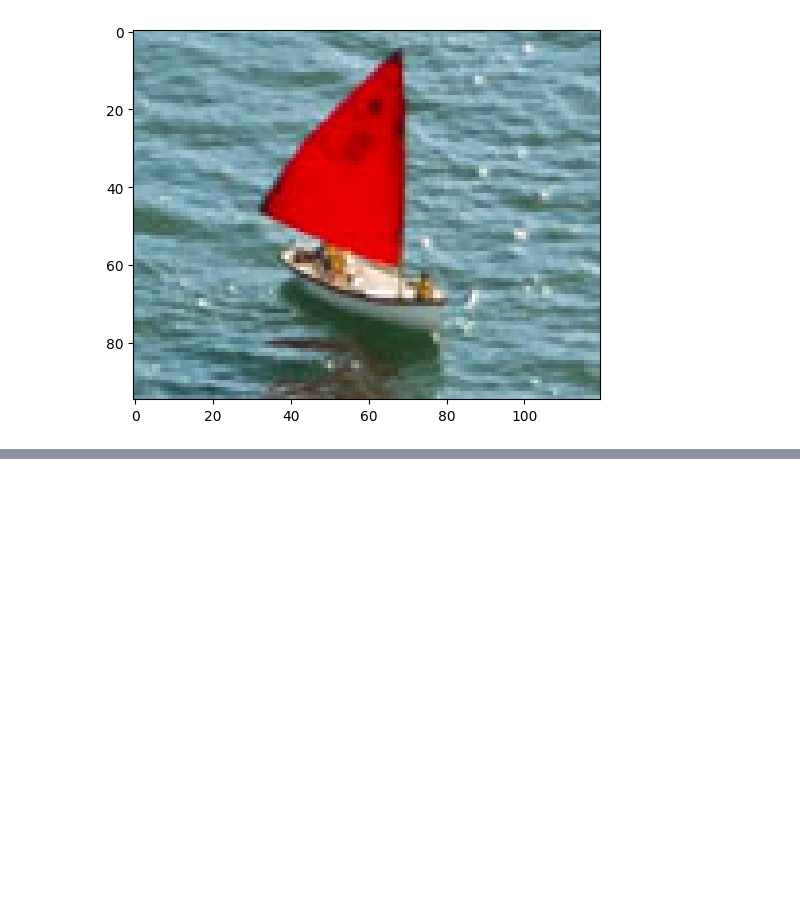
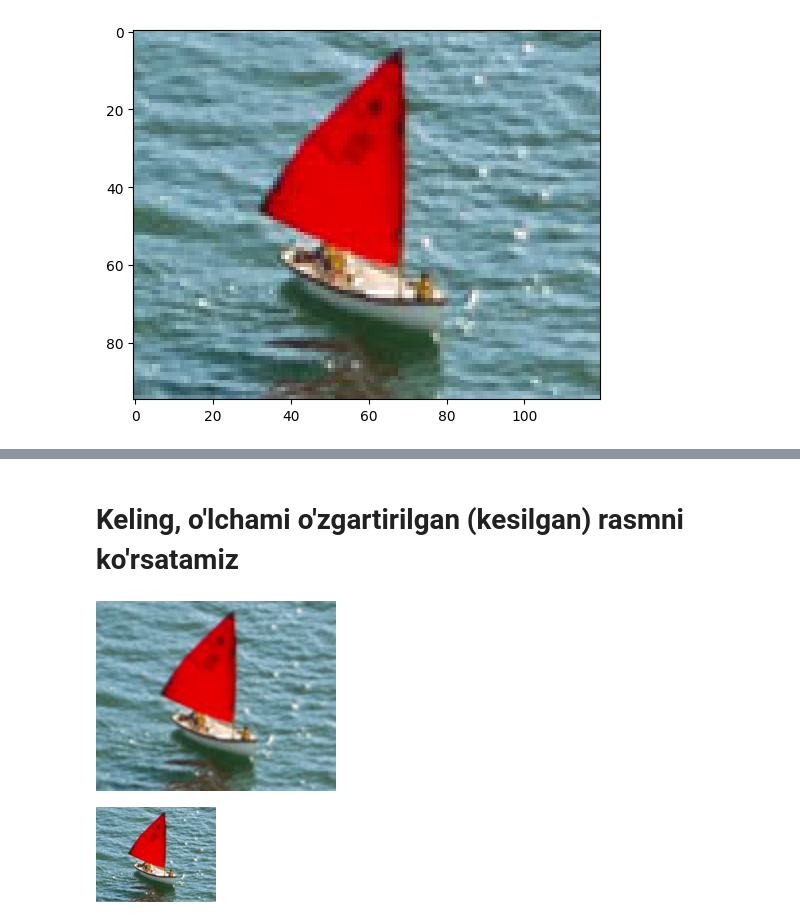
Before and after one commit to iMan0405/Portfolio_DT_vs_AI, a Jupyter notebook: Basic_Image_Manipulations_for_Study.ipynb, the cells around one changed output, grey strips where cells are left out. Drawn from its saved outputs; the diff is of its cells as text; code cells hidden in the pictures; blank space fills up the shorter version.

```diff
--- a/Basic_Image_Manipulations_for_Study.ipynb
+++ b/Basic_Image_Manipulations_for_Study.ipynb
@@ -166,0 +222,24 @@ plt.imshow(cropped_region)
+# %% [markdown]
+# Keling, o'lchami o'zgartirilgan (kesilgan) rasmni ko'rsatamiz
+# %%
+# Kanal tartibini almashtirish
+resized_cropped_region_2x = resized_cropped_region_2x[:, :, ::-1]
+
+# Tasvirning o'lchamini diskka saqlash
+cv2.imwrite("resized_cropped_region_2x.png", resized_cropped_region_2x)
+
+# Kesilgan va o'lchami o'zgartirilgan tasvirni ko'rsatish
+Image(filename="resized_cropped_region_2x.png")
+# %% [output]
+[figure, added]
+# %%
+# Kanal tartibini almashtirish
+cropped_region = cropped_region[:, :, ::-1]
+
+# Tasvirning o'lchamini diskka saqlash
+cv2.imwrite("cropped_region.png", cropped_region)
+
+# Kesilgan va o'lchami o'zgartirilgan tasvirni ko'rsatish
+Image(filename="cropped_region.png")
+# %% [output]
+[figure, added]
```
Also changed, not shown: parts of 9 cells of this notebook.
